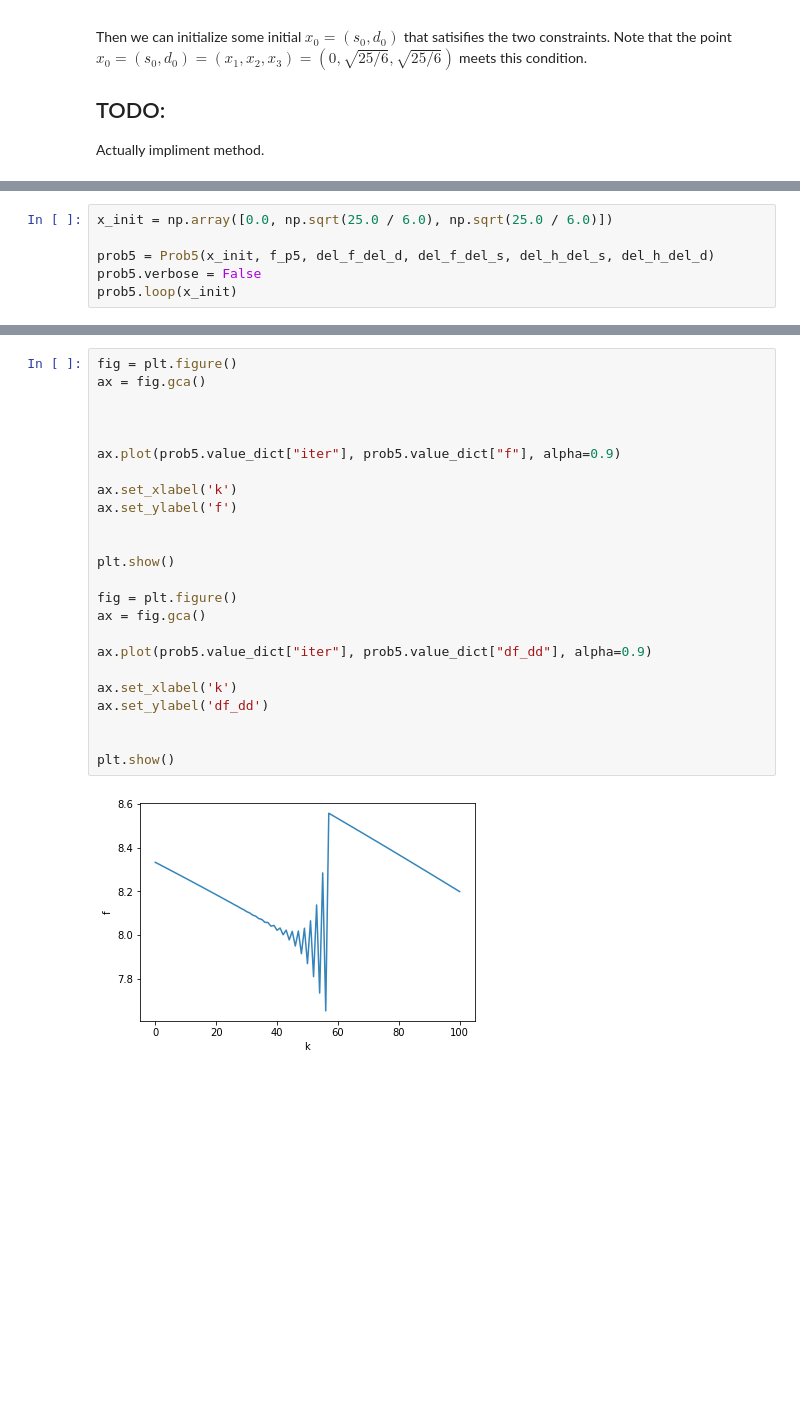
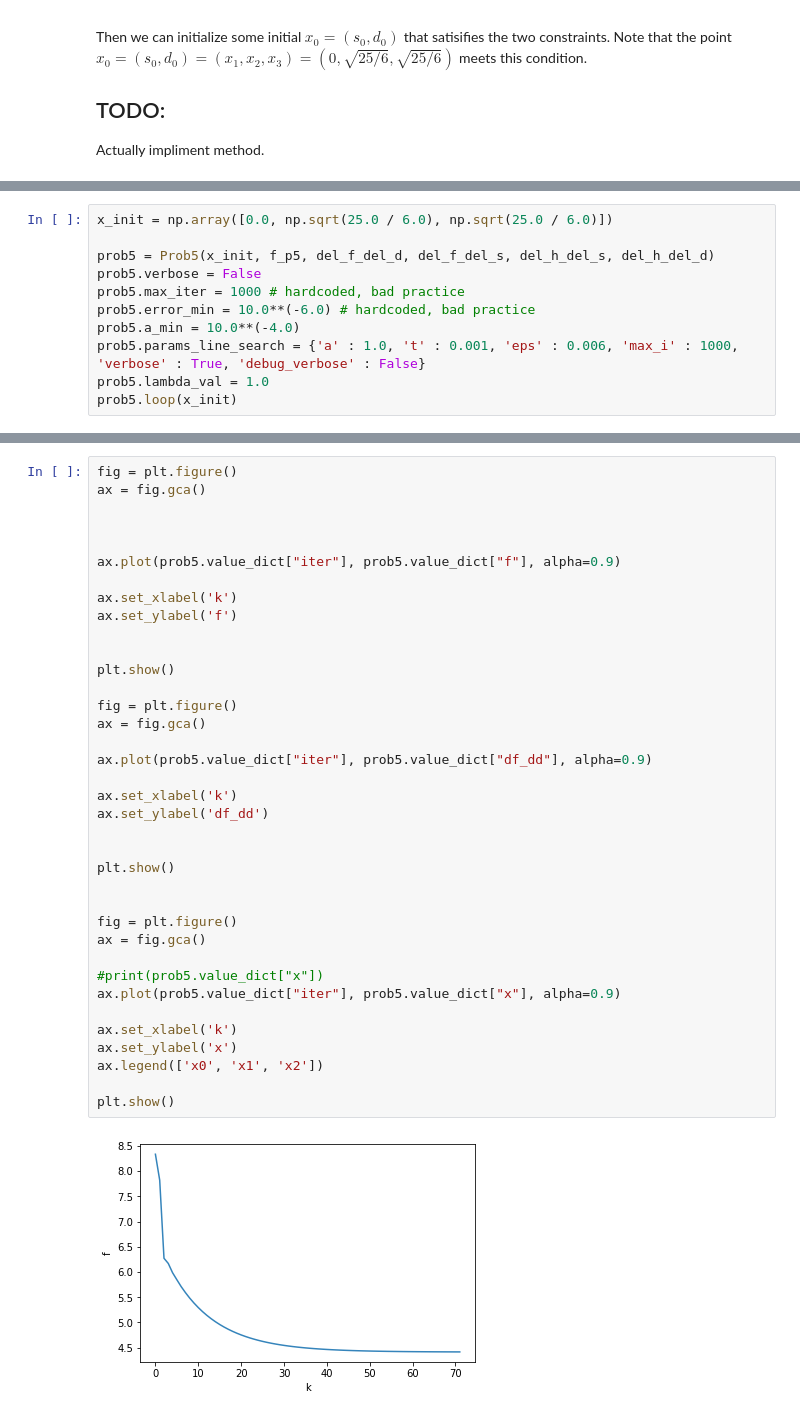
Before and after one commit to jatkin15/DesignOptimization2021Fall, a Jupyter notebook: Homework/Homework 4 Submission.ipynb, the cells around one changed output, grey strips where cells are left out. Saved outputs shown, nothing was run; the diff lists cells and outputs as text; blank space fills up the shorter version.

```diff
--- a/Homework/Homework 4 Submission.ipynb
+++ b/Homework/Homework 4 Submission.ipynb
@@ -433,5 +439,10 @@ x_init = np.array([0.0, np.sqrt(25.0 / 6.0), np.sqrt(25.0 / 6.0)])
 
 prob5 = Prob5(x_init, f_p5, del_f_del_d, del_f_del_s, del_h_del_s, del_h_del_d)
 prob5.verbose = False
+prob5.max_iter = 1000 # hardcoded, bad practice
+prob5.error_min = 10.0**(-6.0) # hardcoded, bad practice
+prob5.a_min = 10.0**(-4.0)
+prob5.params_line_search = {'a' : 1.0, 't' : 0.001, 'eps' : 0.006, 'max_i' : 1000, 'verbose' : True, 'debug_verbose' : False}
+prob5.lambda_val = 1.0
 prob5.loop(x_init)
 # %% [output]
@@ -456,26 +466,39 @@ KeyboardInterrupt:
 # %%
 fig = plt.figure()
 ax = fig.gca()
 
 
 
 ax.plot(prob5.value_dict["iter"], prob5.value_dict["f"], alpha=0.9)
 
 ax.set_xlabel('k')
 ax.set_ylabel('f')
 
 
 plt.show()
 
 fig = plt.figure()
 ax = fig.gca()
 
 ax.plot(prob5.value_dict["iter"], prob5.value_dict["df_dd"], alpha=0.9)
 
 ax.set_xlabel('k')
 ax.set_ylabel('df_dd')
 
 
 plt.show()
+
+
+fig = plt.figure()
+ax = fig.gca()
+
+#print(prob5.value_dict["x"])
+ax.plot(prob5.value_dict["iter"], prob5.value_dict["x"], alpha=0.9)
+
+ax.set_xlabel('k')
+ax.set_ylabel('x')
+ax.legend(['x0', 'x1', 'x2'])
+
+plt.show()
 # %% [output]
-[figure, old version]
+[figure, new version]
```
Also changed, not shown: parts of 3 cells of this notebook.
